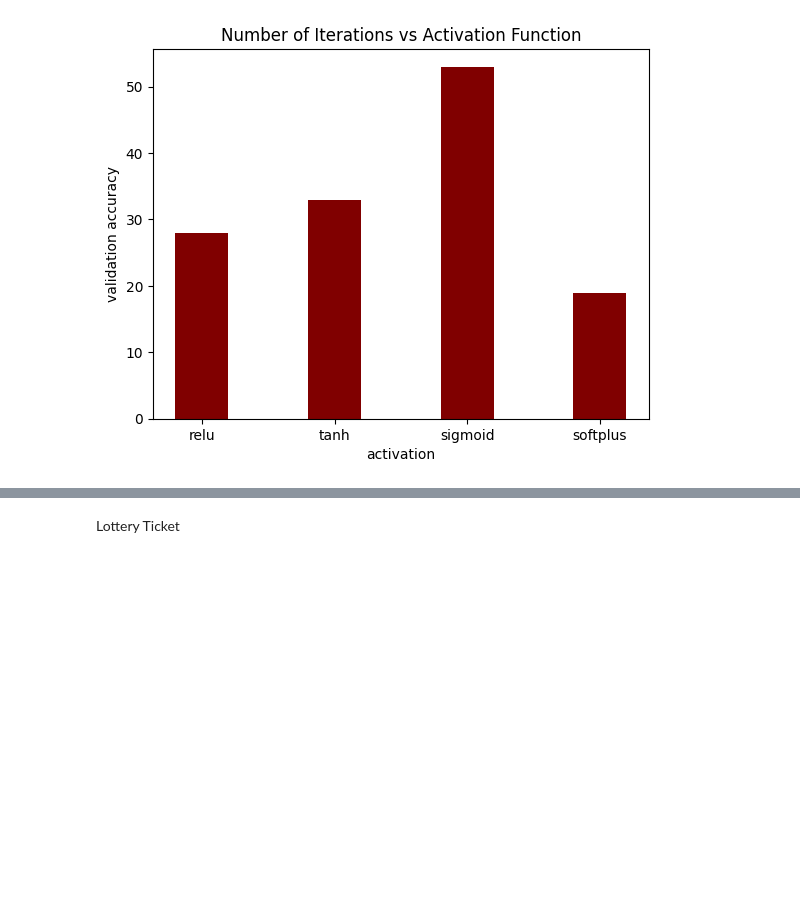
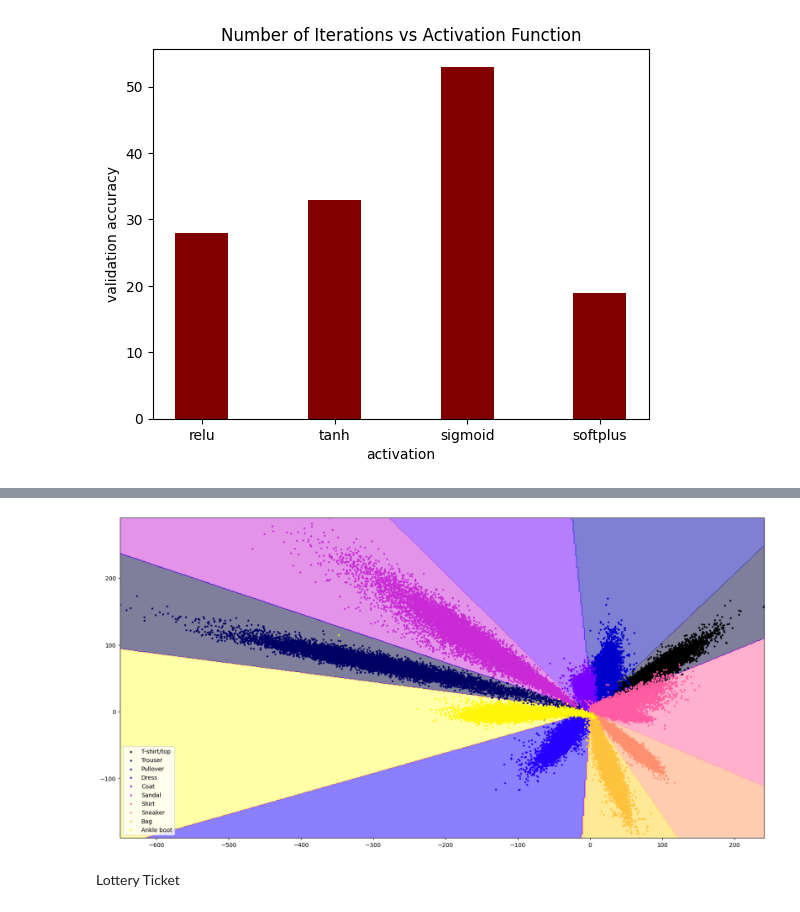
Before and after one commit to JBatRey/RedesNeuronales, a Jupyter notebook: TP1.ipynb, the cells around one changed output, grey strips where cells are left out. Saved outputs shown, nothing was run; the diff lists cells and outputs as text; code cells hidden in the pictures; blank space fills up the shorter version.

```diff
--- a/TP1.ipynb
+++ b/TP1.ipynb
@@ -222,0 +256,3 @@ Text(0.5, 1.0, 'Number of Iterations vs Initialization')
+# %%
+model_trunc = tf.keras.Model(model_1_dot_3.input, model_1_dot_3.layers[-2].output)
+model_trunc.summary()
@@ -222,0 +277,5 @@ Text(0.5, 1.0, 'Number of Iterations vs Initialization')
+# %%
+predictions = model_trunc.predict(np.vstack([X_train, X_val]), verbose=1)
+maxs = np.max(predictions, axis=0)
+mins = np.min(predictions, axis=0)
+print(maxs, mins)
@@ -222,0 +285,12 @@ Text(0.5, 1.0, 'Number of Iterations vs Initialization')
+# %%
+predictions_train = model_trunc.predict(X_train, verbose=1)
+
+# Calculo de entorno
+N = 500
+x1, x2 = np.meshgrid(np.linspace(mins[0], maxs[0], N), np.linspace(mins[1], maxs[1], N))
+x_mesh = np.c_[x1.ravel(), x2.ravel()]
+model_last_trunc = Sequential()
+model_last_trunc.add(Dense(10, input_shape=(2,)))
+model_last_trunc.set_weights(model_1_dot_3.get_layer('salida').get_weights())
+pred_mesh = model_last_trunc.predict(x_mesh, verbose=1)
+Z = np.argmax(pred_mesh, axis=1).reshape(x1.shape)/10
@@ -223,3 +300,25 @@ Text(0.5, 1.0, 'Number of Iterations vs Initialization')
+# %%
+keys = {
+    0:    'T-shirt/top',
+    1:    'Trouser',
+    2:    'Pullover',
+    3:    'Dress',
+    4:    'Coat',
+    5:    'Sandal',
+    6:    'Shirt',
+    7:    'Sneaker',
+    8:    'Bag',
+    9:    'Ankle boot'}
+
+plt.figure(figsize=(20,10))
+plt.contourf(x1, x2, Z, 10, cmap=plt.cm.gnuplot2, alpha=0.5)
+#for i, c in enumerate(['red', 'green', 'blue', 'yellow', 'black', 'orange', 'brown', 'gray', 'purple', 'cyan']):
+for i in range(10):
+    plt.scatter(predictions_train[y_train == i, 0], predictions_train[y_train == i, 1], c=[plt.cm.gnuplot2(i/10)], s=5, label=keys[i])
+plt.legend()
+plt.show()
+# %% [output]
+[figure, added]
 # %% [markdown]
 Lottery Ticket
 # %%
```
Also changed, not shown: parts of 14 cells of this notebook, 9 other files.
